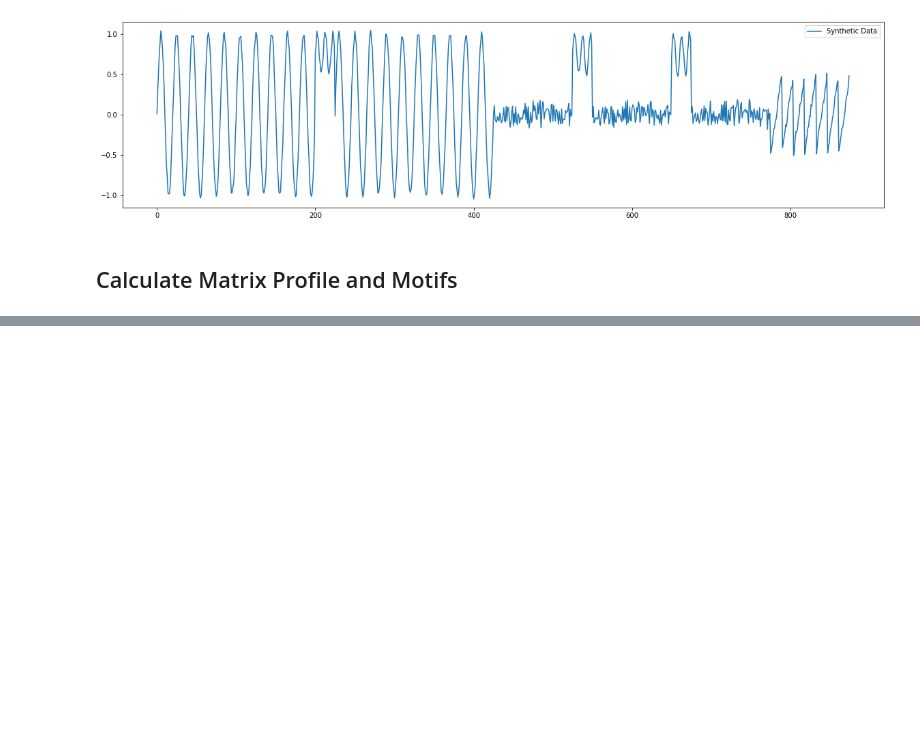
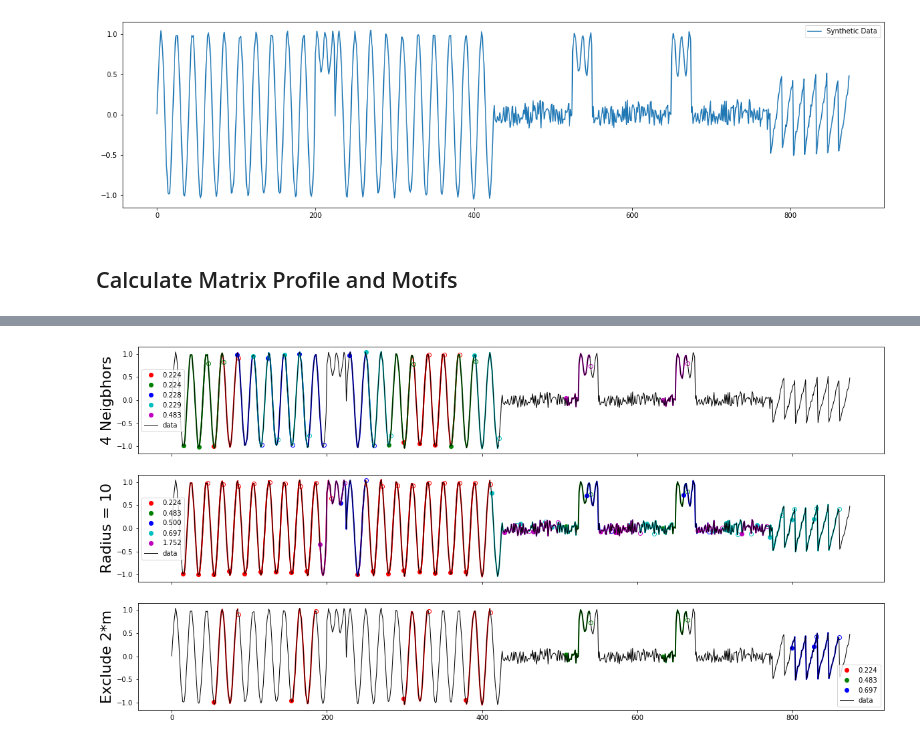
Before and after one commit to target/matrixprofile-ts, a Jupyter notebook: docs/examples/Motif Discovery.ipynb, the cells around one changed output, grey strips where cells are left out. Drawn from its saved outputs; the diff is of its cells as text; code cells hidden in the pictures; blank space fills up the shorter version.

```diff
--- a/docs/examples/Motif Discovery.ipynb
+++ b/docs/examples/Motif Discovery.ipynb
@@ -64,0 +69,18 @@ plt.show()
+# %%
+fig, (ax1, ax2, ax3) = plt.subplots(3,1,sharex=True,figsize=(20,10))
+
+
+mtfs ,motif_d  = motifs.motifs(pattern, mp, max_motifs=5, n_neighbors=4)
+plot_motifs(mtfs, [f"{md:.3f}" for md in motif_d], ax1)
+ax1.set_ylabel('4 Neigbhors', size=22)
+
+mtfs ,motif_d  = motifs.motifs(pattern, mp, max_motifs=5, radius=10)
+plot_motifs(mtfs, [f"{md:.3f}" for md in motif_d], ax2)
+ax2.set_ylabel('Radius = 10', size=22)
+
+mtfs ,motif_d  = motifs.motifs(pattern, mp, max_motifs=5, ex_zone=2*m)
+plot_motifs(mtfs, [f"{md:.3f}" for md in motif_d], ax3)
+ax3.set_ylabel('Exclude 2*m', size=22)
+plt.show()
+# %% [output]
+[figure, added]
```
Also changed, not shown: parts of 3 cells of this notebook.
